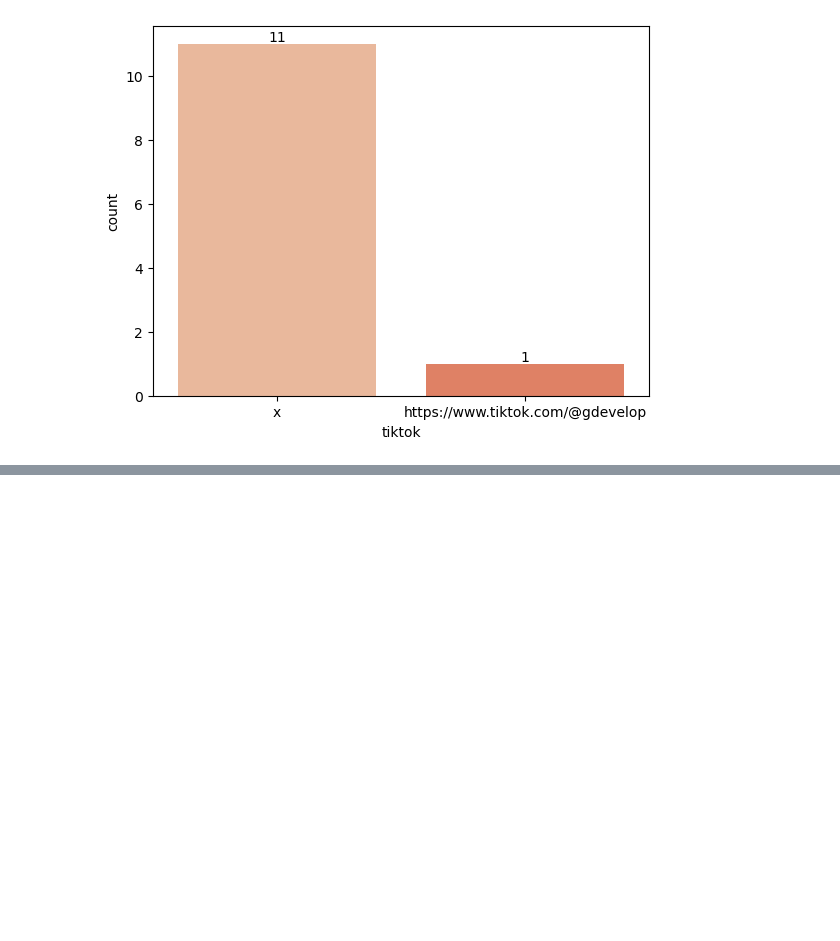
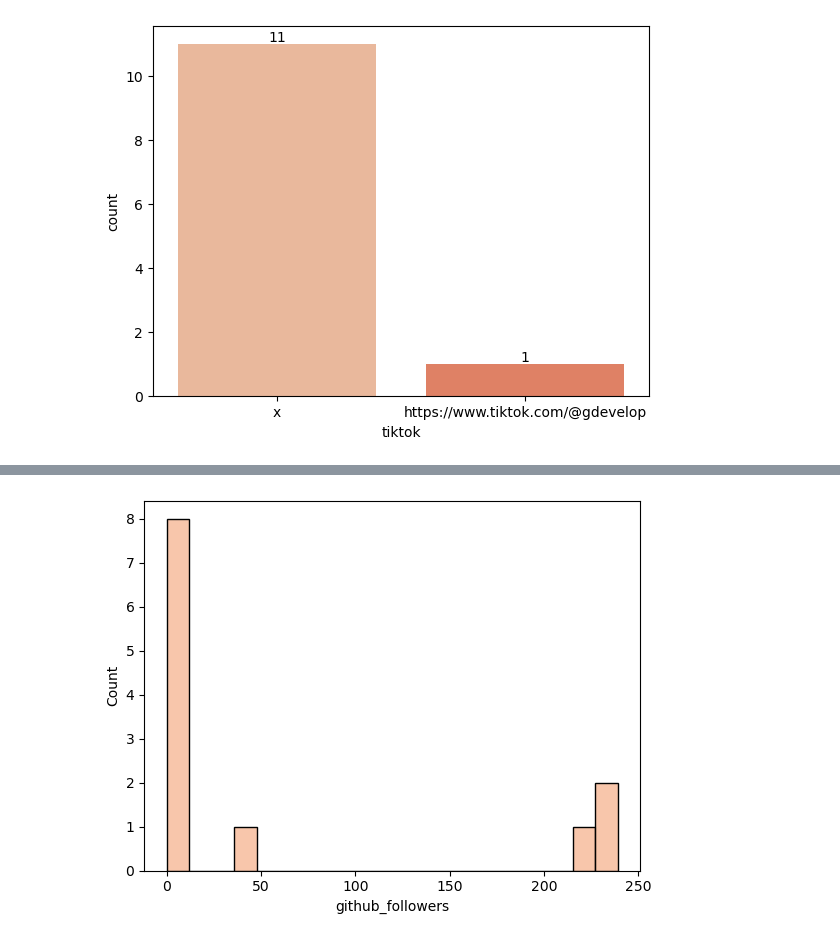
Before and after one commit to Galya777/GameEngineClassification, a Jupyter notebook: GameEngineClassification.ipynb, the cells around one changed output, grey strips where cells are left out. Drawn from its saved outputs; the diff is of its cells as text; code cells hidden in the pictures; blank space fills up the shorter version.

```diff
--- a/GameEngineClassification.ipynb
+++ b/GameEngineClassification.ipynb
@@ -232,0 +373,4 @@ ValueError: zero-size array to reduction operation fmin which has no identity
+# %%
+sns.histplot(df["github_followers"], bins=20);
+# %% [output]
+[figure, added]
```
Also changed, not shown: parts of 26 cells of this notebook.
